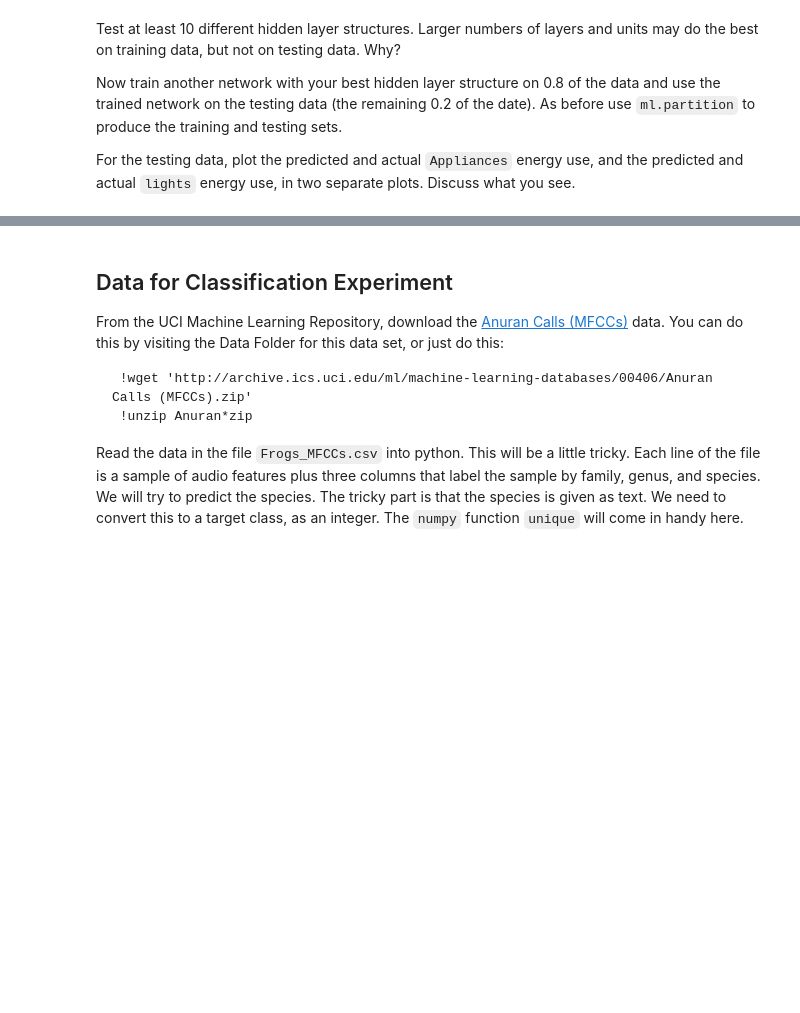
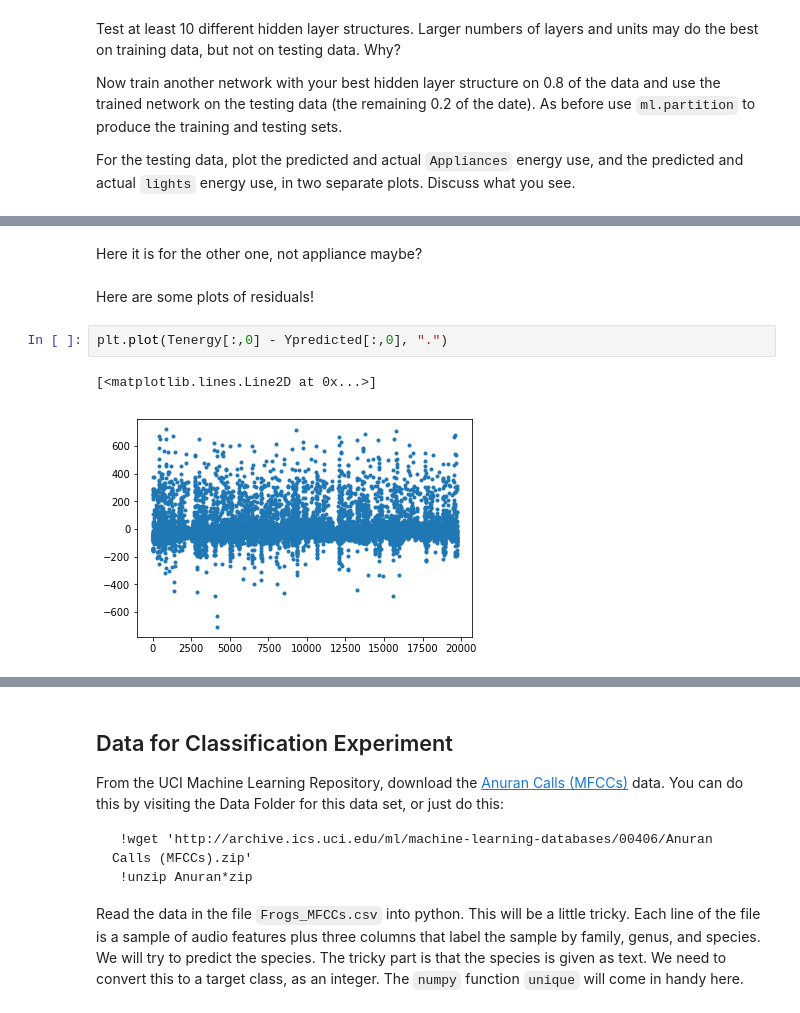
Before and after one commit to benhunterco/cs440, a Jupyter notebook: Newell-A5.ipynb, the cells around one changed output, grey strips where cells are left out. Drawn from its saved outputs; the diff is of its cells as text; blank space fills up the shorter version.

```diff
--- a/Newell-A5.ipynb
+++ b/Newell-A5.ipynb
@@ -446,0 +508,9 @@ For the testing data, plot the predicted and actual `Appliances` energy use, and
+# %% [markdown]
+Here it is for the other one, not appliance maybe?
+# %% [markdown]
+Here are some plots of residuals!
+# %%
+plt.plot(Tenergy[:,0] - Ypredicted[:,0], ".")
+# %% [output]
+[<matplotlib.lines.Line2D at 0x...>]
+[figure, added]
```
Also changed, not shown: parts of 36 cells of this notebook, 6 other files.
